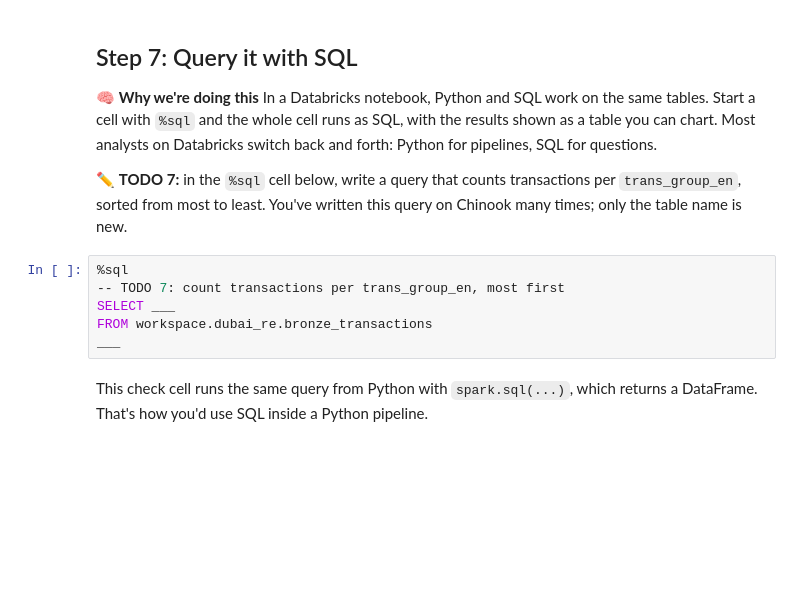
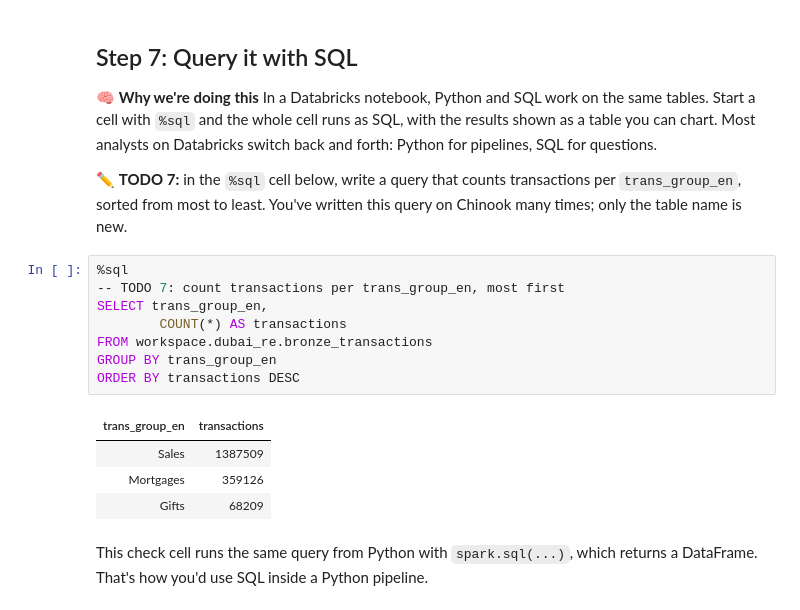
Before and after one commit to marzrodie/Dubai_Real_Estate_Analytics, a Jupyter notebook: databricks/01_bronze_ingest.ipynb, the cells around one changed output. Drawn from its saved outputs; the diff is of its cells as text; blank space fills up the shorter version.

```diff
--- a/databricks/01_bronze_ingest.ipynb
+++ b/databricks/01_bronze_ingest.ipynb
@@ -217,9 +258,16 @@ In a Databricks notebook, Python and SQL work on the same tables. Start a cell w
 # %%
 %sql
 -- TODO 7: count transactions per trans_group_en, most first
-SELECT ___
+SELECT trans_group_en,
+        COUNT(*) AS transactions
 FROM workspace.dubai_re.bronze_transactions
-___
+GROUP BY trans_group_en
+ORDER BY transactions DESC
+# %% [output]
+| trans_group_en | transactions |
+| Sales | 1387509 |
+| Mortgages | 359126 |
+| Gifts | 68209 |
 # %% [markdown]
 This check cell runs the same query from Python with `spark.sql(...)`, which returns a DataFrame. That's how you'd use SQL inside a Python pipeline.
 # %%
```
Also changed, not shown: parts of 11 cells of this notebook.
